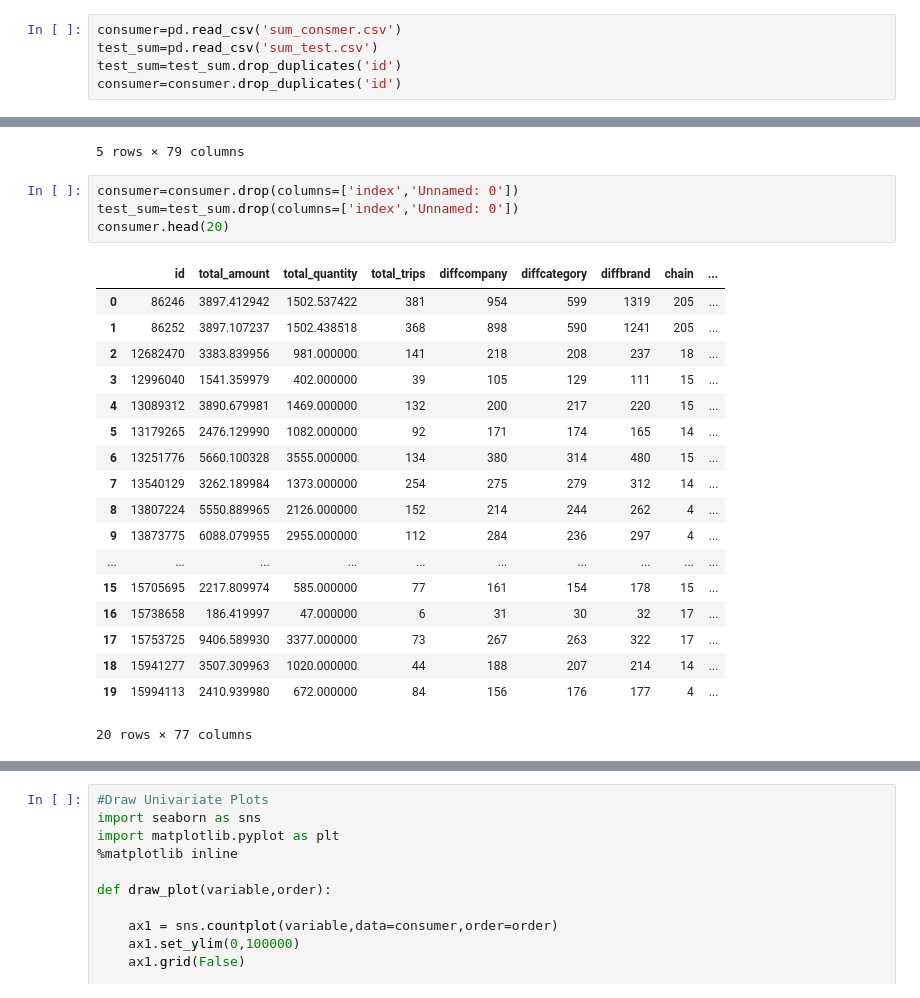
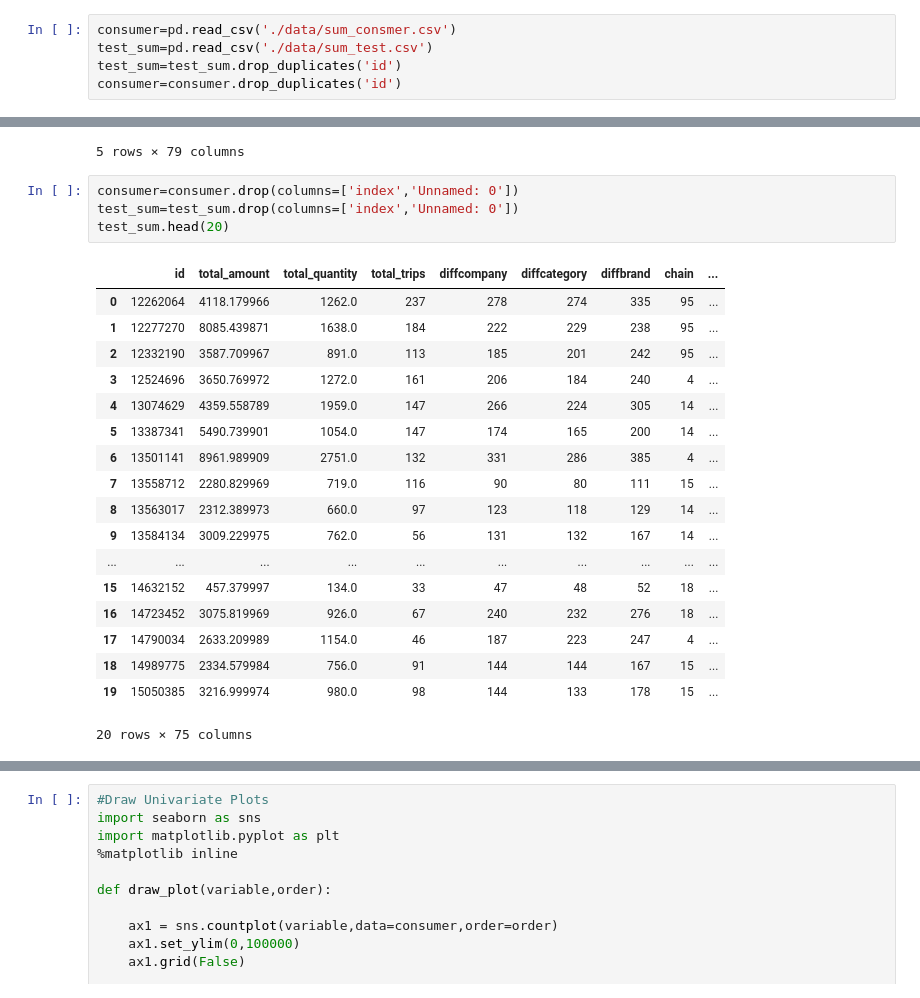
Before and after one commit to hwangching/BDSE_Avengers, a Jupyter notebook: return_prediction/Analysis.ipynb, the cells around one changed output, grey strips where cells are left out. Cells and saved outputs as stored; diff of their text form.

```diff
--- a/return_prediction/Analysis.ipynb
+++ b/return_prediction/Analysis.ipynb
@@ -5,8 +5,8 @@ import pandas as pd
 import numpy as np
 %matplotlib inline
 # %%
-consumer=pd.read_csv('sum_consmer.csv')
-test_sum=pd.read_csv('sum_test.csv')
+consumer=pd.read_csv('./data/sum_consmer.csv')
+test_sum=pd.read_csv('./data/sum_test.csv')
 test_sum=test_sum.drop_duplicates('id')
 consumer=consumer.drop_duplicates('id')
 # %%
@@ -25,25 +25,25 @@ consumer.head()
 # %%
 consumer=consumer.drop(columns=['index','Unnamed: 0'])
 test_sum=test_sum.drop(columns=['index','Unnamed: 0'])
-consumer.head(20)
+test_sum.head(20)
 # %% [output]
 |  | id | total_amount | total_quantity | total_trips | diffcompany | diffcategory | diffbrand | chain | ... |
-| 0 | 86246 | 3897.412942 | 1502.537422 | 381 | 954 | 599 | 1319 | 205 | ... |
-| 1 | 86252 | 3897.107237 | 1502.438518 | 368 | 898 | 590 | 1241 | 205 | ... |
-| 2 | 12682470 | 3383.839956 | 981.000000 | 141 | 218 | 208 | 237 | 18 | ... |
-| 3 | 12996040 | 1541.359979 | 402.000000 | 39 | 105 | 129 | 111 | 15 | ... |
-| 4 | 13089312 | 3890.679981 | 1469.000000 | 132 | 200 | 217 | 220 | 15 | ... |
-| 5 | 13179265 | 2476.129990 | 1082.000000 | 92 | 171 | 174 | 165 | 14 | ... |
-| 6 | 13251776 | 5660.100328 | 3555.000000 | 134 | 380 | 314 | 480 | 15 | ... |
-| 7 | 13540129 | 3262.189984 | 1373.000000 | 254 | 275 | 279 | 312 | 14 | ... |
-| 8 | 13807224 | 5550.889965 | 2126.000000 | 152 | 214 | 244 | 262 | 4 | ... |
-| 9 | 13873775 | 6088.079955 | 2955.000000 | 112 | 284 | 236 | 297 | 4 | ... |
+| 0 | 12262064 | 4118.179966 | 1262.0 | 237 | 278 | 274 | 335 | 95 | ... |
+| 1 | 12277270 | 8085.439871 | 1638.0 | 184 | 222 | 229 | 238 | 95 | ... |
+| 2 | 12332190 | 3587.709967 | 891.0 | 113 | 185 | 201 | 242 | 95 | ... |
+| 3 | 12524696 | 3650.769972 | 1272.0 | 161 | 206 | 184 | 240 | 4 | ... |
+| 4 | 13074629 | 4359.558789 | 1959.0 | 147 | 266 | 224 | 305 | 14 | ... |
+| 5 | 13387341 | 5490.739901 | 1054.0 | 147 | 174 | 165 | 200 | 14 | ... |
+| 6 | 13501141 | 8961.989909 | 2751.0 | 132 | 331 | 286 | 385 | 4 | ... |
+| 7 | 13558712 | 2280.829969 | 719.0 | 116 | 90 | 80 | 111 | 15 | ... |
+| 8 | 13563017 | 2312.389973 | 660.0 | 97 | 123 | 118 | 129 | 14 | ... |
+| 9 | 13584134 | 3009.229975 | 762.0 | 56 | 131 | 132 | 167 | 14 | ... |
 | ... | ... | ... | ... | ... | ... | ... | ... | ... | ... |
-| 15 | 15705695 | 2217.809974 | 585.000000 | 77 | 161 | 154 | 178 | 15 | ... |
-| 16 | 15738658 | 186.419997 | 47.000000 | 6 | 31 | 30 | 32 | 17 | ... |
-| 17 | 15753725 | 9406.589930 | 3377.000000 | 73 | 267 | 263 | 322 | 17 | ... |
-| 18 | 15941277 | 3507.309963 | 1020.000000 | 44 | 188 | 207 | 214 | 14 | ... |
-| 19 | 15994113 | 2410.939980 | 672.000000 | 84 | 156 | 176 | 177 | 4 | ... |
+| 15 | 14632152 | 457.379997 | 134.0 | 33 | 47 | 48 | 52 | 18 | ... |
+| 16 | 14723452 | 3075.819969 | 926.0 | 67 | 240 | 232 | 276 | 18 | ... |
+| 17 | 14790034 | 2633.209989 | 1154.0 | 46 | 187 | 223 | 247 | 4 | ... |
+| 18 | 14989775 | 2334.579984 | 756.0 | 91 | 144 | 144 | 167 | 15 | ... |
+| 19 | 15050385 | 3216.999974 | 980.0 | 98 | 144 | 133 | 178 | 15 | ... |
-20 rows × 77 columns
+20 rows × 75 columns
 # %%
 test_sum[test_sum.before_90day_quan_brand !=0].head()
```
Also changed, not shown: parts of 48 cells of this notebook.
